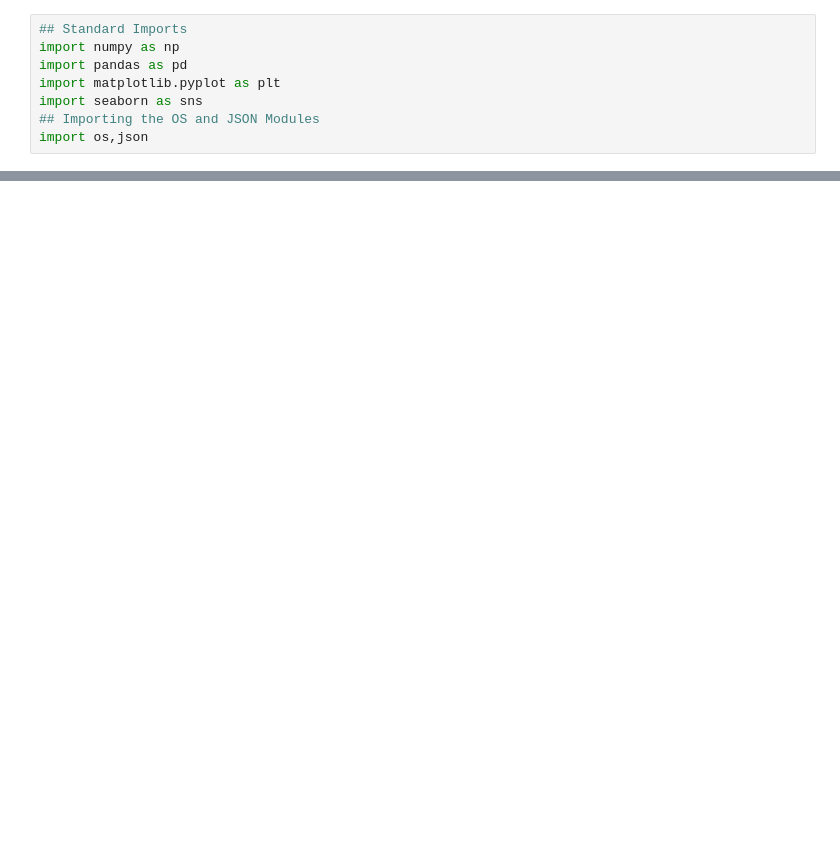
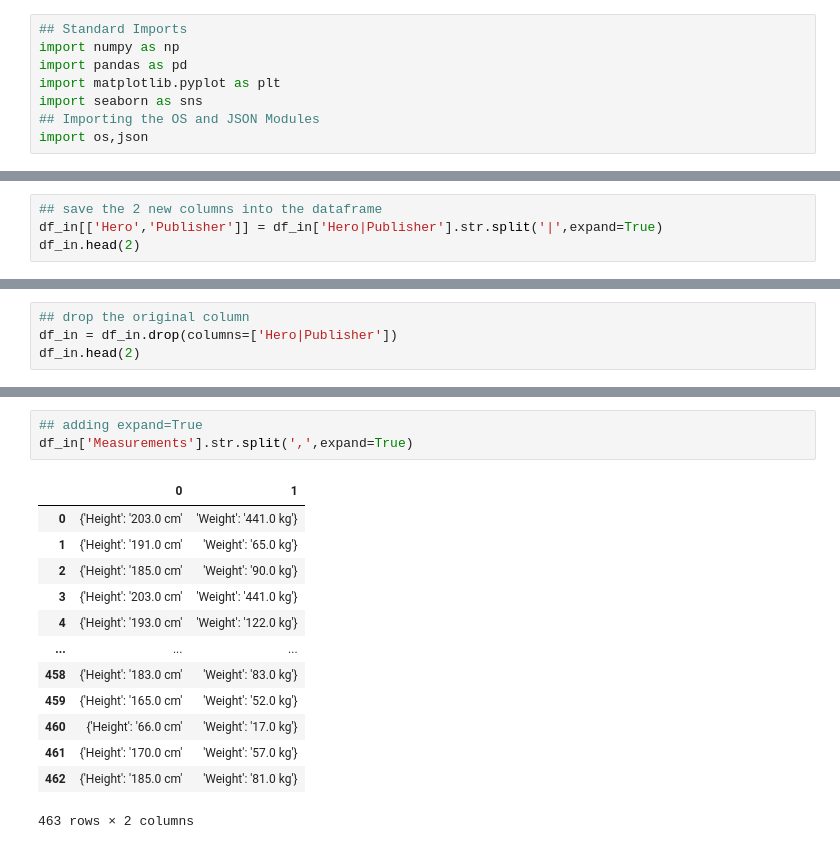
Before and after one commit to GregoryL12/Applying-Advanced-Transformations, a Jupyter notebook: Applying Advanced Transformations (Core).ipynb, the cells around one changed output, grey strips where cells are left out. Cells and saved outputs as stored; diff of their text form; blank space fills up the shorter version.

```diff
--- a/Applying Advanced Transformations (Core).ipynb
+++ b/Applying Advanced Transformations (Core).ipynb
@@ -13,0 +83,4 @@ FileNotFoundError: [Errno 2] No such file or directory: 'superhero_info-superher
+# %%
+## save the 2 new columns into the dataframe
+df_in[['Hero','Publisher']] = df_in['Hero|Publisher'].str.split('|',expand=True)
+df_in.head(2)
@@ -13,0 +91,4 @@ FileNotFoundError: [Errno 2] No such file or directory: 'superhero_info-superher
+# %%
+## drop the original column
+df_in = df_in.drop(columns=['Hero|Publisher'])
+df_in.head(2)
@@ -13,0 +143,17 @@ FileNotFoundError: [Errno 2] No such file or directory: 'superhero_info-superher
+# %%
+## adding expand=True
+df_in['Measurements'].str.split(',',expand=True)
+# %% [output]
+|  | 0 | 1 |
+| 0 | {'Height': '203.0 cm' | 'Weight': '441.0 kg'} |
+| 1 | {'Height': '191.0 cm' | 'Weight': '65.0 kg'} |
+| 2 | {'Height': '185.0 cm' | 'Weight': '90.0 kg'} |
+| 3 | {'Height': '203.0 cm' | 'Weight': '441.0 kg'} |
+| 4 | {'Height': '193.0 cm' | 'Weight': '122.0 kg'} |
+| ... | ... | ... |
+| 458 | {'Height': '183.0 cm' | 'Weight': '83.0 kg'} |
+| 459 | {'Height': '165.0 cm' | 'Weight': '52.0 kg'} |
+| 460 | {'Height': '66.0 cm' | 'Weight': '17.0 kg'} |
+| 461 | {'Height': '170.0 cm' | 'Weight': '57.0 kg'} |
+| 462 | {'Height': '185.0 cm' | 'Weight': '81.0 kg'} |
+463 rows × 2 columns
```
Also changed, not shown: parts of 19 cells of this notebook.
